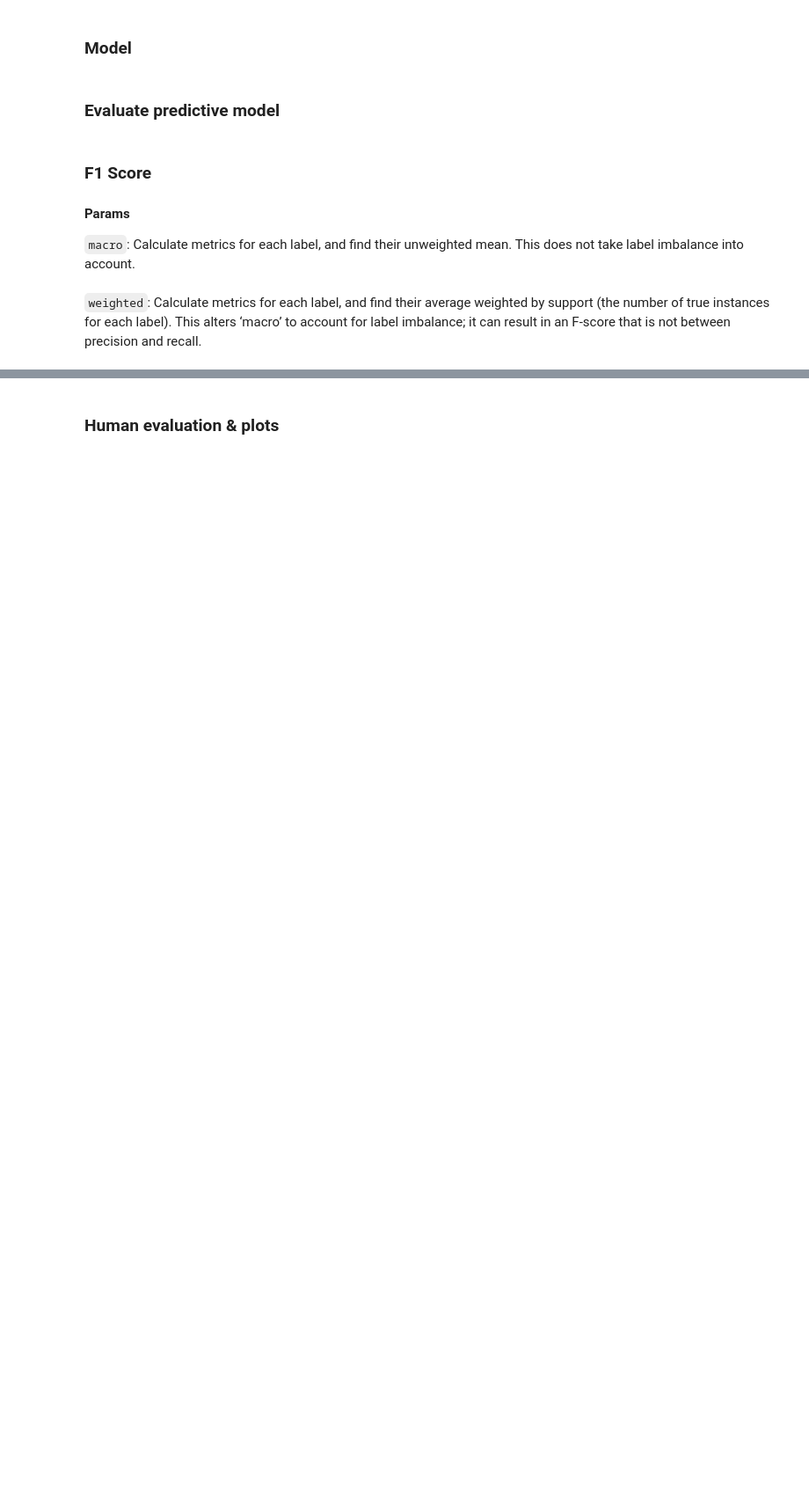
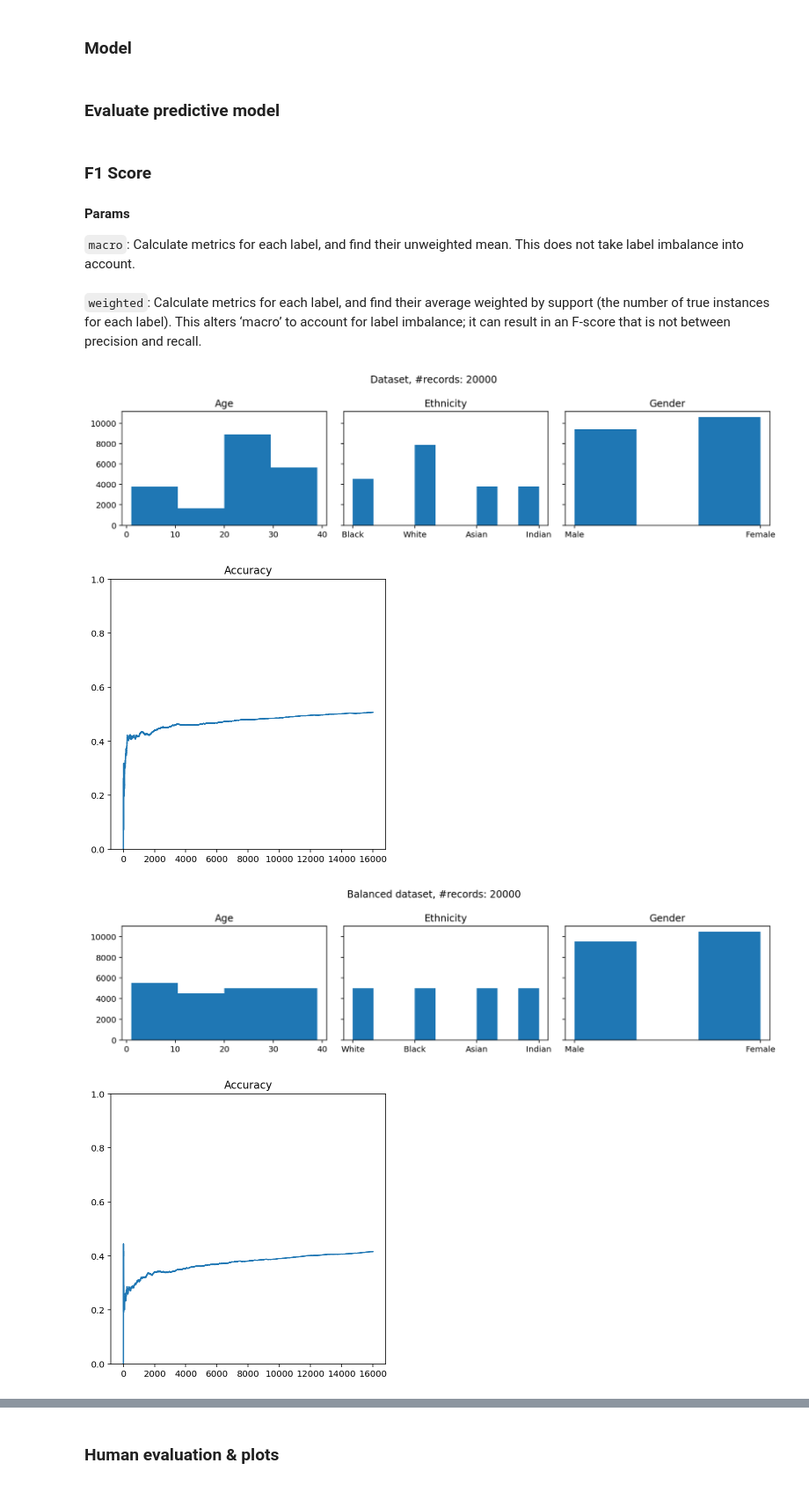
Before and after one commit to StefanoMarzo/balanced-zkp-federated-learning-framework, a Jupyter notebook: age-recognition.ipynb, the cells around one changed output, grey strips where cells are left out. Shown at 88% size. Cells and saved outputs as stored; diff of their text form; code cells hidden in the pictures; blank space fills up the shorter version.

```diff
--- a/age-recognition.ipynb
+++ b/age-recognition.ipynb
@@ -32,8 +32,7 @@ p.update({
     'age_max' : 39,
 
     #Number of data samples
-    'data_samples' : 20000,
-    'privileged_group_proportion': 0.85,
+    'data_samples' : 20000
 
 })
 # %% [markdown]
@@ -134,8 +128,17 @@ def evaluate_ethnicity(dataset, ethnicity, df_test, model):
     score = f1_score(convert_output(ethn_y), convert_output(ethn_y_pred), average='macro')
     return score
 
+def evaluate_ethnicity_accuracy(dataset, ethnicity, df_test, model):
+    ethn_y, ethn_y_pred = get_ethnicity_predictions(dataset, df_test, ethnicity, model)
+    score = get_accuracy(convert_output(ethn_y), convert_output(ethn_y_pred))
+    return score
+
 def evaluate_all_ethnicities(dataset, df_test, model):
     scores = [evaluate_ethnicity(dataset, e, df_test, model) for e in p['ETHNICITIES'].values()]
+    return dict(zip(p['ETHNICITIES'].values(), scores))
+
+def evaluate_all_ethnicity_accuracy(dataset, df_test, model):
+    scores = [evaluate_ethnicity_accuracy(dataset, e, df_test, model) for e in p['ETHNICITIES'].values()]
     return dict(zip(p['ETHNICITIES'].values(), scores))
 
 def get_ethnicity_predictions(dataset, df_test, ethnicity, model):
@@ -185,7 +188,7 @@ def all_ethnicity_equal_difference(
     dataset, df_test, model, privileged_group, ethn_y_p, ethn_y_p_pred, metric_fn_list
 ):
     scores = [
-        np.nanmean([
+        np.nanmean(np.abs([
             ethnicity_equality_metric(
                 dataset,
                 df_test,
@@ -197,9 +200,9 @@ def all_ethnicity_equal_difference(
                 metric_fn
             )
             for e in p['ETHNICITIES'].values()
-        ]) for metric_fn in metric_fn_list
+        ])) for metric_fn in metric_fn_list
     ]
-    metrics_list = ['Avg. ' + m.__name__.replace('_', ' ').capitalize() for m in metric_fn_list]
+    metrics_list = ['Abs avg. ' + m.__name__.replace('_', ' ').capitalize() for m in metric_fn_list]
     return dict(zip(metrics_list, scores)) # + scores_eodd
 # %% [markdown]
 ### F1 Score
@@ -214,17 +217,19 @@ def predict_and_evaluate(df, model, exp_id):
     df_train, df_test = create_train_test(df)
     X_train, y_train, X_test, y_test = prepare_data(df_train, df_test)
     for i in range(len(X_train)):
-        model.fit(X_train[i], y_train[i], epochs=epochs_n, learning_rate=learning_rate)
+        model.fit(X_train[i], y_train[i], epochs=p['epochs_n'], learning_rate=p['learning_rate'])
 
     y_pred = model.predict(X_test)
     ethn_y_p, ethn_y_p_pred = get_ethnicity_predictions(df, df_test, privileged_group, model) #privileged
 
     all_ethnicities_f1s = evaluate_all_ethnicities(df, df_test, model)
-
+    all_ethnicities_acc = evaluate_all_ethnicity_accuracy(df, df_test, model)
 
     ev = dict()
     ev['experiment ID'] = exp_id
     ev['data sample #'] = round(len(df))
+    ev['accuracy'] = get_accuracy(convert_output(y_test), convert_output(y_pred))
+    ev['accuracy variance'] = macro_variance(ev['accuracy'], list(all_ethnicities_acc.values()))
     ev['f1'] = f1_score(convert_output(y_test), convert_output(y_pred), average='macro')
     ev['f1 variance'] = macro_variance(ev['f1'], list(all_ethnicities_f1s.values()))
     #ev.update(all_ethnicities_f1s)
@@ -240,6 +245,7 @@ def predict_and_evaluate(df, model, exp_id):
     ev.update(all_parities)
     #ev['EOR'] = equal_opportunity_difference(convert_output(y_test), convert_output(y_pred))
     print_summary(df, exp_id)
+    model.plot_accuracy_loss()
 
     return ev
 
@@ -248,21 +254,28 @@ def compare_model_behaviour(df_list, model_list, exp_ids):
 # %%
 dfs = [
     df.sample(p['data_samples'], random_state=p['seed'], replace=True), #Sample of the actual set
     balanced_df                                                         #Artificial Balanced set
 ] + [
-    create_unbalanced_set(df, 0.05, i)                                   #All minority groups set
+    create_unbalanced_set(df, 1 - p['privileged_group_proportion'], i)  #All minority groups set
     for i in p['ETHNICITIES'].keys()
 ]
 
-models = [standard_nn()] * len(dfs)
+models = []
+for i in range(len(dfs)):
+    models += [standard_nn()]
 
 exp_ids = ['Dataset', 'Balanced dataset'] + [
     p['ETHNICITIES'][i] + ' Majority unbalanced dataset'
     for i in p['ETHNICITIES'].keys()
 ]
 
 metrics = compare_model_behaviour(
     dfs,
     models,
     exp_ids
 )
+# %% [output]
+[figure, added]
+[figure, added]
+[figure, added]
+[figure, added]
```
Also changed, not shown: parts of 7 cells of this notebook, 5 other files.
